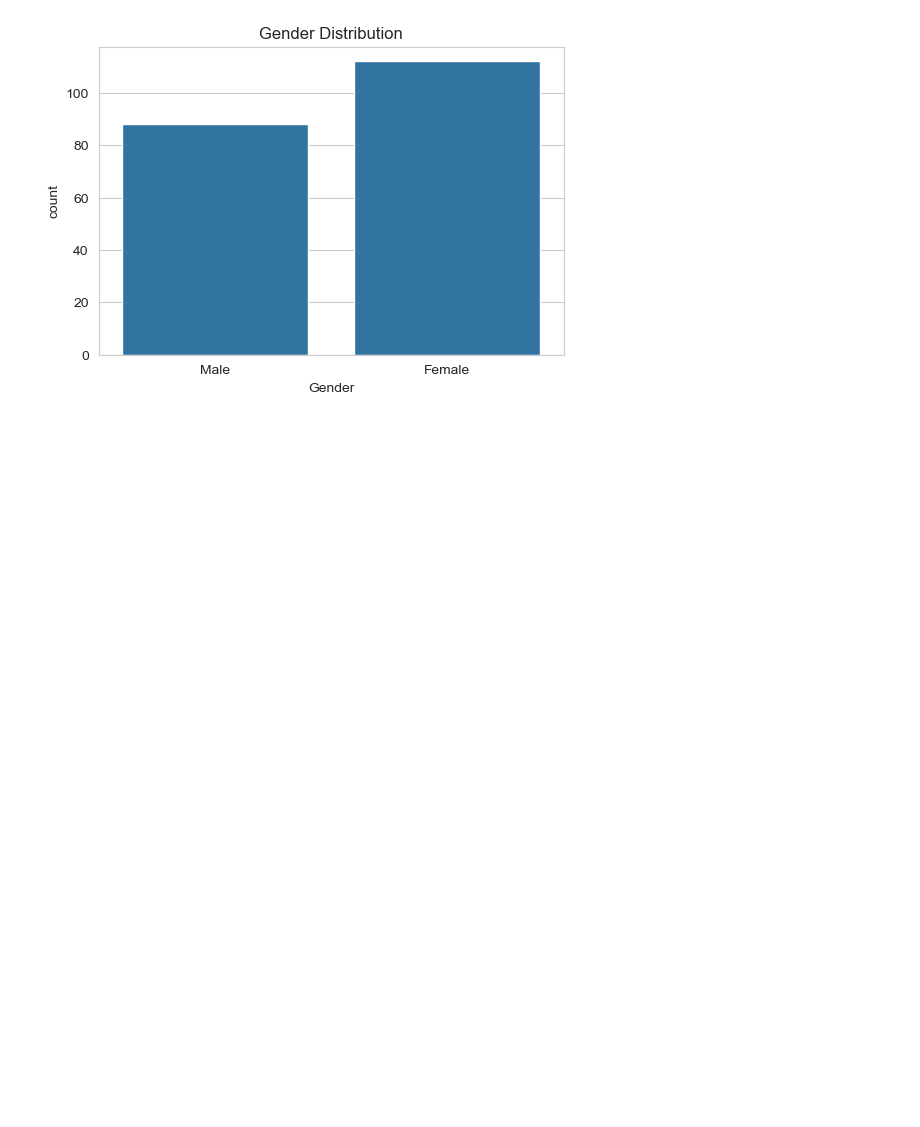
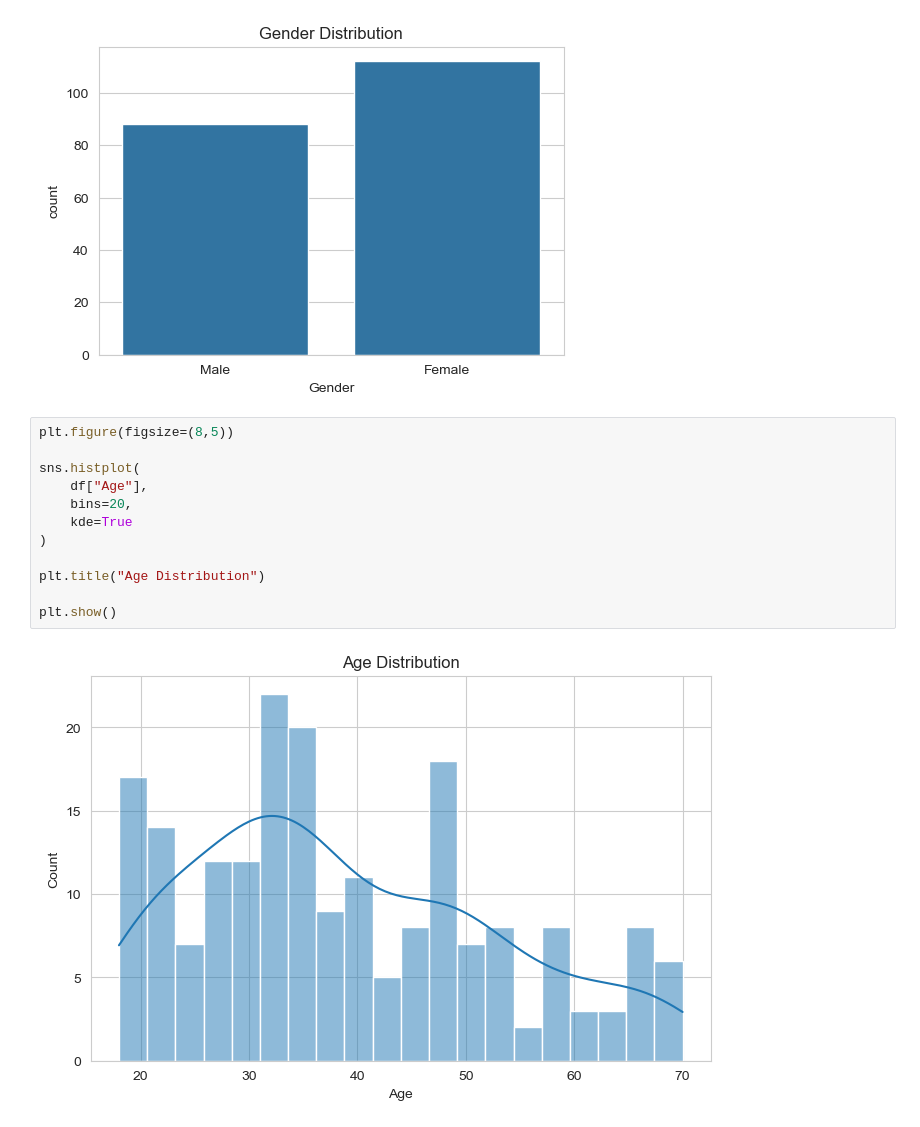
Before and after one commit to Samm-05/Mall_Customer_Segmentation, a Jupyter notebook: notebooks/EDA.ipynb, the cells around one changed output. Cells and saved outputs as stored; diff of their text form; blank space fills up the shorter version.

```diff
--- a/notebooks/EDA.ipynb
+++ b/notebooks/EDA.ipynb
@@ -74,3 +74,17 @@ plt.title("Gender Distribution")
 plt.show()
 # %% [output]
 [figure]
+# %%
+plt.figure(figsize=(8,5))
+
+sns.histplot(
+    df["Age"],
+    bins=20,
+    kde=True
+)
+
+plt.title("Age Distribution")
+
+plt.show()
+# %% [output]
+[figure, added]
```
